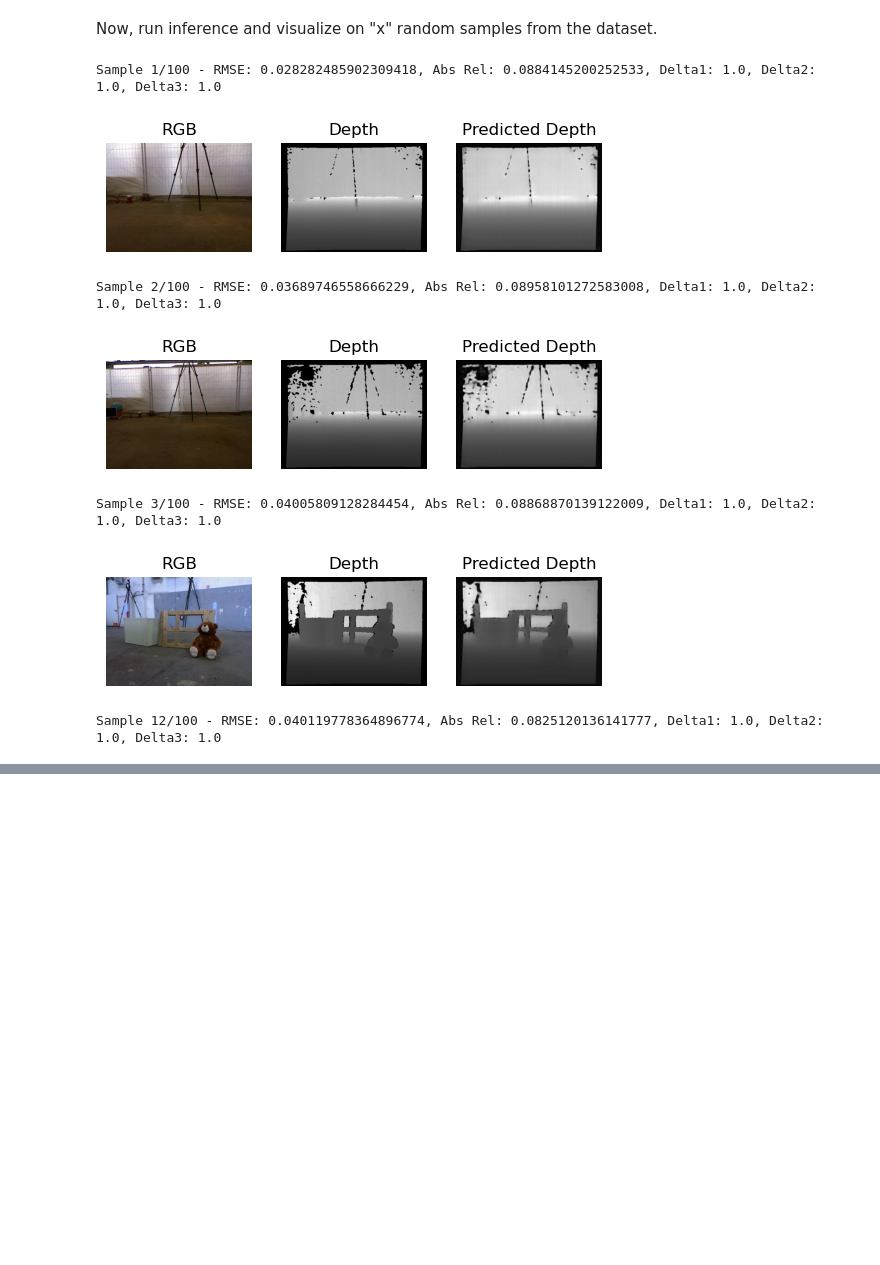
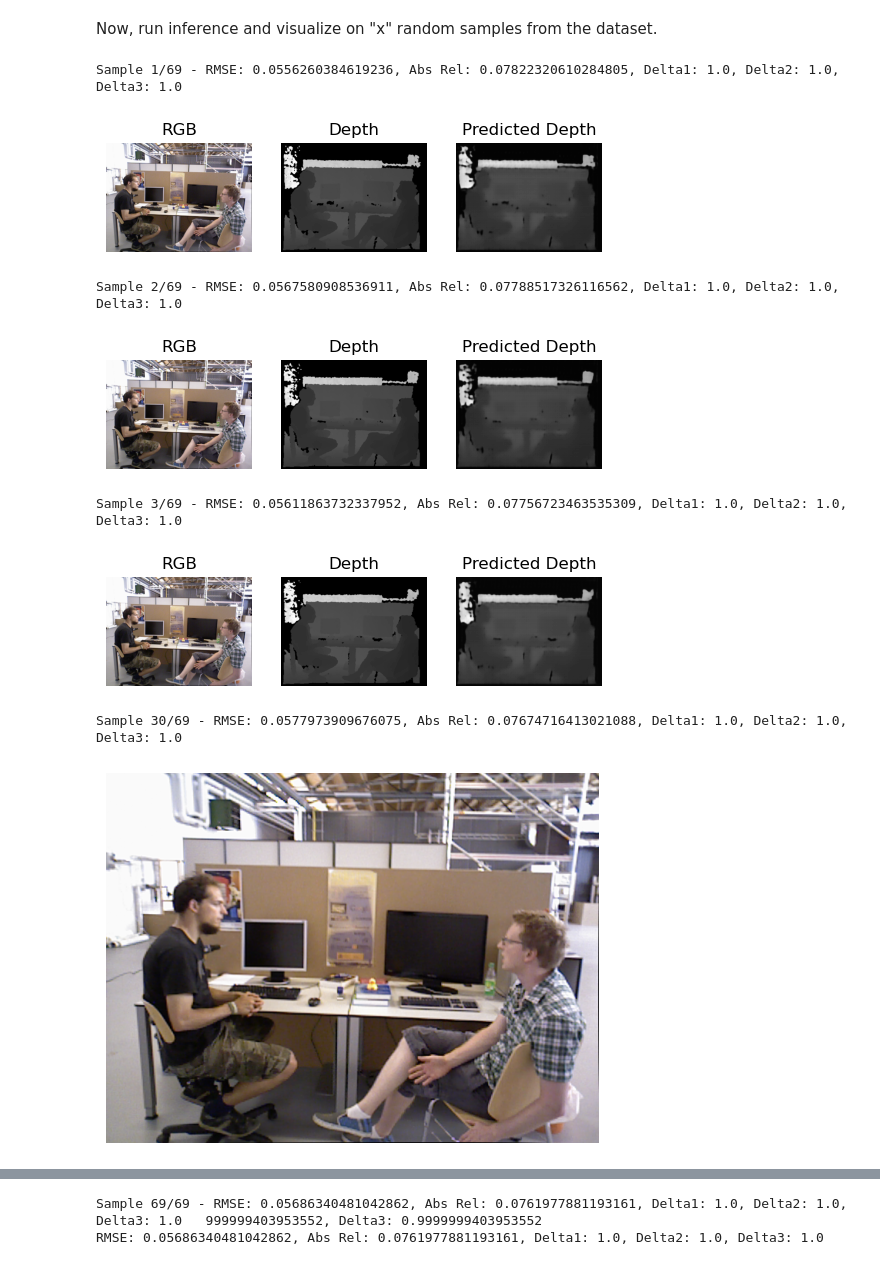
Before and after one commit to carlostojal/multitudinous, a Jupyter notebook: notebooks/pretrainer_viz.ipynb, the cells around one changed output, grey strips where cells are left out. Drawn from its saved outputs; the diff is of its cells as text; code cells hidden in the pictures; blank space fills up the shorter version.

```diff
--- a/notebooks/pretrainer_viz.ipynb
+++ b/notebooks/pretrainer_viz.ipynb
@@ -11,7 +11,7 @@ from multitudinous.utils.model_builder import build_img_pretraining
 import torch
 
 # build the model
-model = build_img_pretraining("resnet50_ae", 4, "../resnet50_ae/img_pretrainer_15.pth")
+model = build_img_pretraining("cbam_resnet50_ae", 4, "../cbam_resnet50_ae/img_pretrainer_10.pth")
 
 device = torch.device("cuda" if torch.cuda.is_available() else "cpu")
 model = model.to(device)
@@ -45,10 +45,10 @@ from multitudinous.utils.dataset_builder import build_img_dataset
 from torch.utils.data import DataLoader
 
 # build the dataset
-train_set, _, _ = build_img_dataset("tum_rgbd", "../../data/tum_rgbd1", "train", "val", "test")
+_, _, test_set = build_img_dataset("tum_rgbd", "../../data/tum_rgbd2", "train", "val", "test")
 
 # create the dataloader
-dataloader = DataLoader(train_set, batch_size=1, shuffle=True, num_workers=4, pin_memory=True)
+dataloader = DataLoader(test_set, batch_size=1, shuffle=False, num_workers=4, pin_memory=True)
 # %% [markdown]
 Now, run inference and visualize on "x" random samples from the dataset.
 # %%
@@ -57,8 +57,8 @@ import torch
 from multitudinous.loss_fns import rmse, rel, delta
 
 NUM_VIZ_SAMPLES = 3
-FIXED_VIZ_SAMPLE = 70 # number of the always visualized sample
-NUM_EVAL_SAMPLES = 100
+FIXED_VIZ_SAMPLE = 30 # number of the always visualized sample
+NUM_EVAL_SAMPLES = 300
 
 visualized_count = 0
 
@@ -98,7 +98,7 @@ for rgb, depth in dataloader:
 
     count += 1
 
-    print(f"\rSample {count}/{NUM_EVAL_SAMPLES} - RMSE: {rmse_total/count}, Abs Rel: {abs_rel_total/count}, Delta1: {delta1_total/count}, Delta2: {delta2_total/count}, Delta3: {delta3_total/count}", end=" ")
+    print(f"\rSample {count}/{min(total_samples, NUM_EVAL_SAMPLES)} - RMSE: {rmse_total/count}, Abs Rel: {abs_rel_total/count}, Delta1: {delta1_total/count}, Delta2: {delta2_total/count}, Delta3: {delta3_total/count}", end=" ")
 
     if count >= NUM_EVAL_SAMPLES:
         break
@@ -127,37 +127,38 @@ for rgb, depth in dataloader:
         plt.axis("off")
         plt.show()
 
     if count == FIXED_VIZ_SAMPLE:
 
         rgb = rgb.squeeze()
 
         # plot the colour image
         plt.imshow(rgb.permute(1, 2, 0).cpu())
         plt.axis("off")
         plt.show()
 
         # plot the ground truth
         plt.imshow(depth.squeeze(0).cpu(), cmap="gray")
         plt.axis("off")
         plt.show()
 
         # plot the prediction
         plt.imshow(pred.squeeze().detach().cpu(), cmap="gray")
         plt.axis("off")
         plt.show()
 
     del pred, rgb, depth
 
 # clean up
 del model, dataloader
 
 # print the metrics
 print(f"\nRMSE: {rmse_total/count}, Abs Rel: {abs_rel_total/count}, Delta1: {delta1_total/count}, Delta2: {delta2_total/count}, Delta3: {delta3_total/count}")
 # %% [output]
-Sample 1/100 - RMSE: 0.028282485902309418, Abs Rel: 0.0884145200252533, Delta1: 1.0, Delta2: 1.0, Delta3: 1.0
+Sample 1/69 - RMSE: 0.0556260384619236, Abs Rel: 0.07822320610284805, Delta1: 1.0, Delta2: 1.0, Delta3: 1.0
-[figure, old version]
+[figure, new version]
-Sample 2/100 - RMSE: 0.03689746558666229, Abs Rel: 0.08958101272583008, Delta1: 1.0, Delta2: 1.0, Delta3: 1.0
+Sample 2/69 - RMSE: 0.0567580908536911, Abs Rel: 0.07788517326116562, Delta1: 1.0, Delta2: 1.0, Delta3: 1.0
-[figure, old version]
+[figure, new version]
-Sample 3/100 - RMSE: 0.04005809128284454, Abs Rel: 0.08868870139122009, Delta1: 1.0, Delta2: 1.0, Delta3: 1.0
+Sample 3/69 - RMSE: 0.05611863732337952, Abs Rel: 0.07756723463535309, Delta1: 1.0, Delta2: 1.0, Delta3: 1.0
-[figure, old version]
+[figure, new version]
-Sample 12/100 - RMSE: 0.040119778364896774, Abs Rel: 0.0825120136141777, Delta1: 1.0, Delta2: 1.0, Delta3: 1.0
+Sample 30/69 - RMSE: 0.0577973909676075, Abs Rel: 0.07674716413021088, Delta1: 1.0, Delta2: 1.0, Delta3: 1.0
+[figure, added]
@@ -163,0 +167,2 @@ Sample 12/100 - RMSE: 0.040119778364896774, Abs Rel: 0.0825120136141777, Delta1:
+Sample 69/69 - RMSE: 0.05686340481042862, Abs Rel: 0.0761977881193161, Delta1: 1.0, Delta2: 1.0, Delta3: 1.0   999999403953552, Delta3: 0.9999999403953552
+RMSE: 0.05686340481042862, Abs Rel: 0.0761977881193161, Delta1: 1.0, Delta2: 1.0, Delta3: 1.0
```
Also changed, not shown: parts of 2 cells of this notebook, 2 other files.
